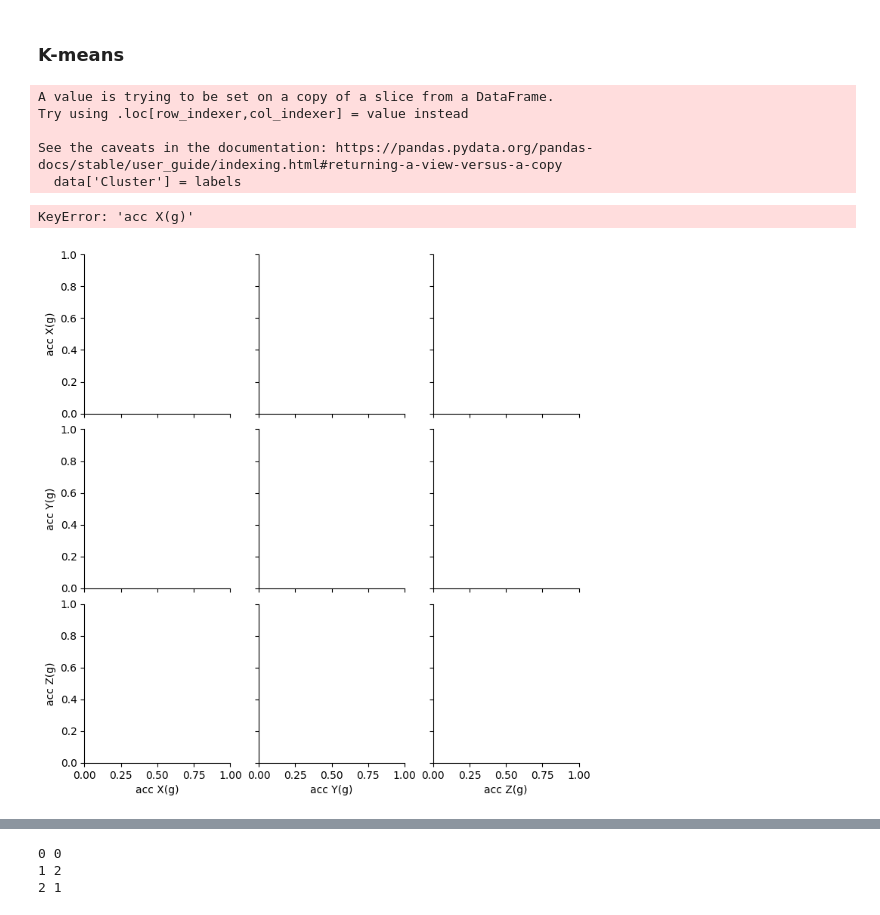
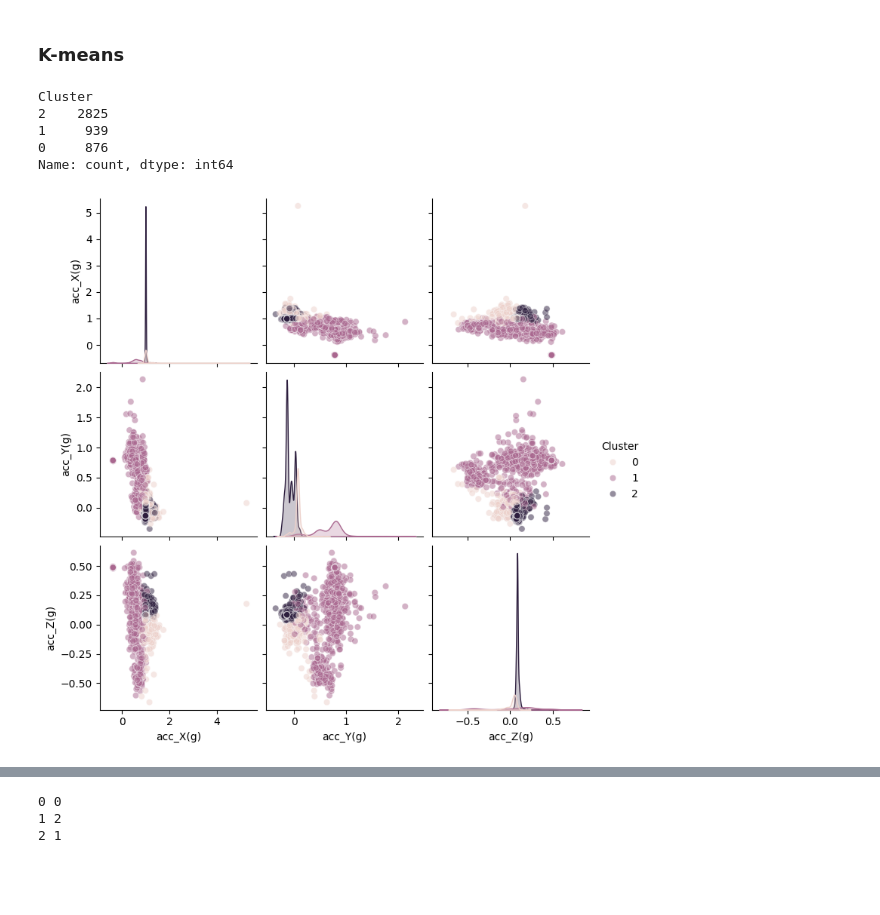
Before and after one commit to bill-unitech2021/motion_recognition_with_sensor_data, a Jupyter notebook: motion_analysis.ipynb, the cells around one changed output, grey strips where cells are left out. Cells and saved outputs as stored; diff of their text form; code cells hidden in the pictures; blank space fills up the shorter version.

```diff
--- a/motion_analysis.ipynb
+++ b/motion_analysis.ipynb
@@ -71,7 +71,7 @@ from sklearn.preprocessing import StandardScaler
 
 
 # 选择加速度数据
-acceleration_data = data[['加速度X(g)', '加速度Y(g)', '加速度Z(g)']]
+acceleration_data = data[['acc_X(g)', 'acc_Y(g)', 'acc_Z(g)']]
 
 # 数据预处理：标准化
 scaler = StandardScaler()
@@ -94,26 +94,27 @@ labels = model.predict(scaled_data)
 # 将聚类结果添加到原始 DataFrame
 data['Cluster'] = labels
 
-# 现在 df 包含了每个时间点数据的聚类标签
+# 现在 data 包含了每个时间点数据的聚类标签
-# %% [output]
-A value is trying to be set on a copy of a slice from a DataFrame.
-Try using .loc[row_indexer,col_indexer] = value instead
-
-See the caveats in the documentation: https://pandas.pydata.org/pandas-docs/stable/user_guide/indexing.html#returning-a-view-versus-a-copy
-  data['Cluster'] = labels
+# %%
+data['Cluster'].value_counts()
+# %% [output]
+Cluster
+2    2825
+1     939
+0     876
+Name: count, dtype: int64
 # %%
 import seaborn as sns
 import matplotlib.pyplot as plt
 
 # Load the clustered data
 data_clustered = data
 
 # Due to the potential large size of the dataset, we randomly sample a subset for visualization
 data_sample = data_clustered.sample(n=min(5000, len(data_clustered)), random_state=1)
 
 # Create a pairplot colored by the cluster assignment
-sns.pairplot(data_sample, vars=['加速度X(g)', '加速度Y(g)', '加速度Z(g)'], hue='Cluster', plot_kws={'alpha': 0.5})
+sns.pairplot(data_sample, vars=['acc_X(g)', 'acc_Y(g)', 'acc_Z(g)'], hue='Cluster', plot_kws={'alpha': 0.5})
 plt.show()
 # %% [output]
-KeyError: 'acc X(g)'
-[figure, old version]
+[figure, new version]
```
Also changed, not shown: parts of 6 cells of this notebook.
